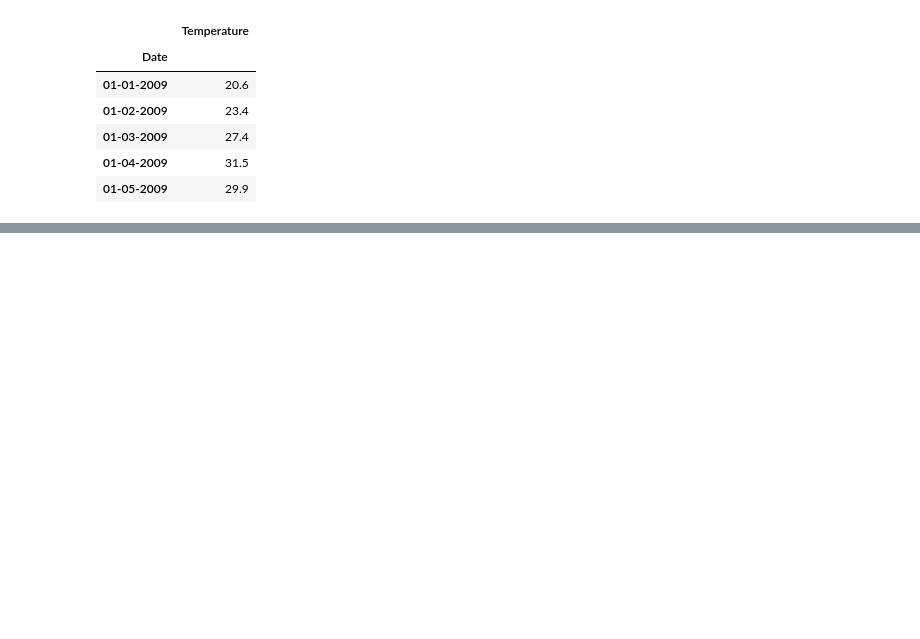
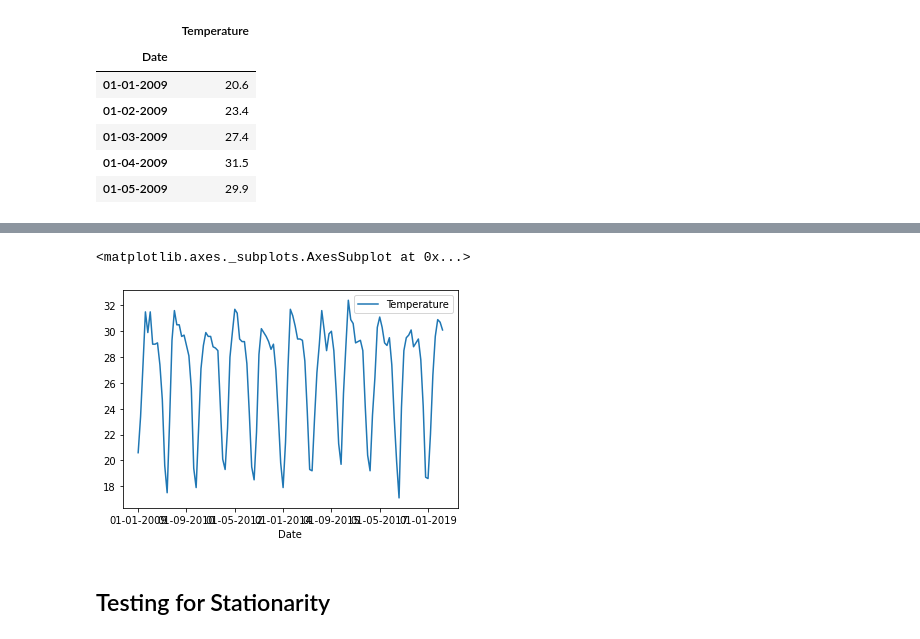
Before and after one commit to amulyaojha11/Temperature-Prediction-of-Indian-Cities, a Jupyter notebook: Data Preprocessing/Kolkata.ipynb, the cells around one changed output, grey strips where cells are left out. Saved outputs shown, nothing was run; the diff lists cells and outputs as text; code cells hidden in the pictures; blank space fills up the shorter version.

```diff
--- a/Data Preprocessing/Kolkata.ipynb
+++ b/Data Preprocessing/Kolkata.ipynb
@@ -21,0 +32,9 @@ df.head()
+# %%
+df.dropna(inplace=True)
+# %%
+df.plot()
+# %% [output]
+<matplotlib.axes._subplots.AxesSubplot at 0x...>
+[figure, added]
+# %% [markdown]
+## Testing for Stationarity
```
Also changed, not shown: parts of 12 cells of this notebook.
